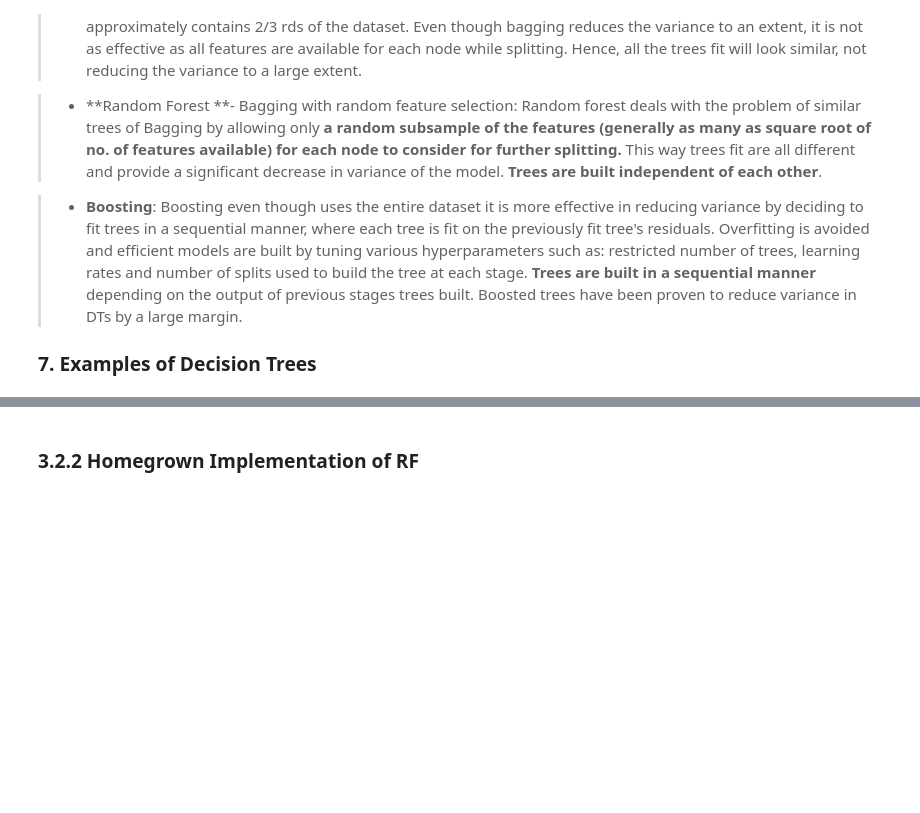
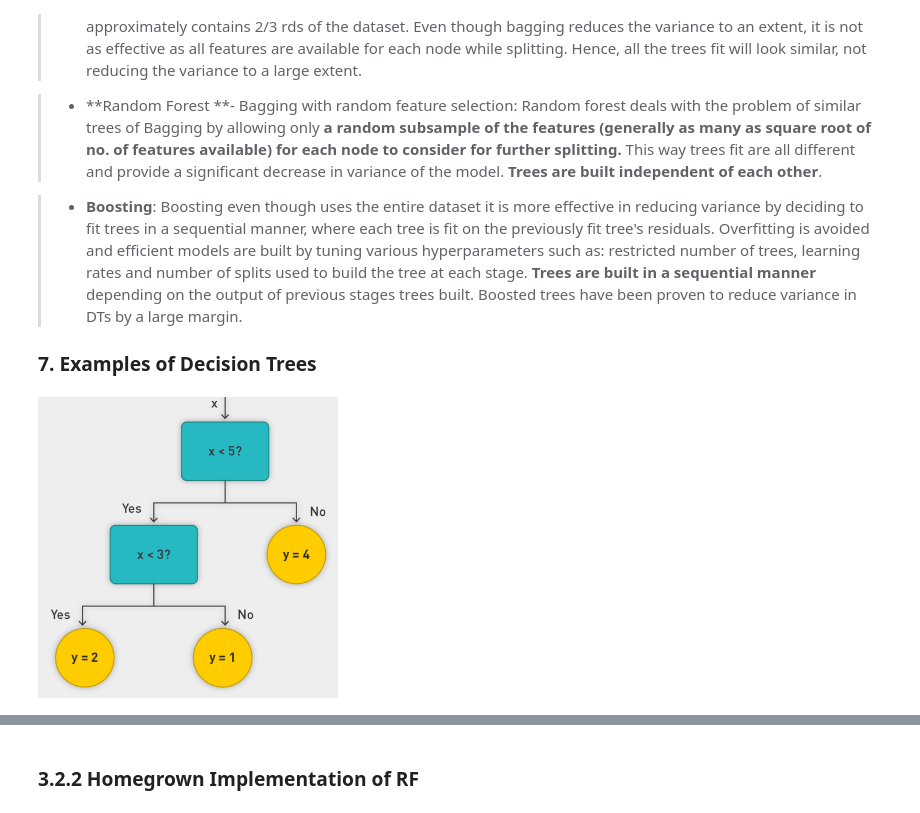
Before and after one commit to cpapadimitriou/Click-Through-Rate-prediction, a Jupyter notebook: Final Submission/261FinalAnusha_Arvindh_Christina_Kim.ipynb, the cells around one changed output, grey strips where cells are left out. Cells and saved outputs as stored; diff of their text form; code cells hidden in the pictures; blank space fills up the shorter version.

```diff
--- a/Final Submission/261FinalAnusha_Arvindh_Christina_Kim.ipynb
+++ b/Final Submission/261FinalAnusha_Arvindh_Christina_Kim.ipynb
@@ -1362,6 +1368,8 @@ LR_performance_lasso
 
 ### 7. Examples of Decision Trees
 # %%
-# display same tree
-#Image(filename="./image_2_sample_tree.png", width=300,height=200)
+# display example tree
+Image(filename="image_2_sample_tree.png", width=300,height=200)
+# %% [output]
+[figure, added]
 # %%
```
Also changed, not shown: parts of 11 cells of this notebook.
